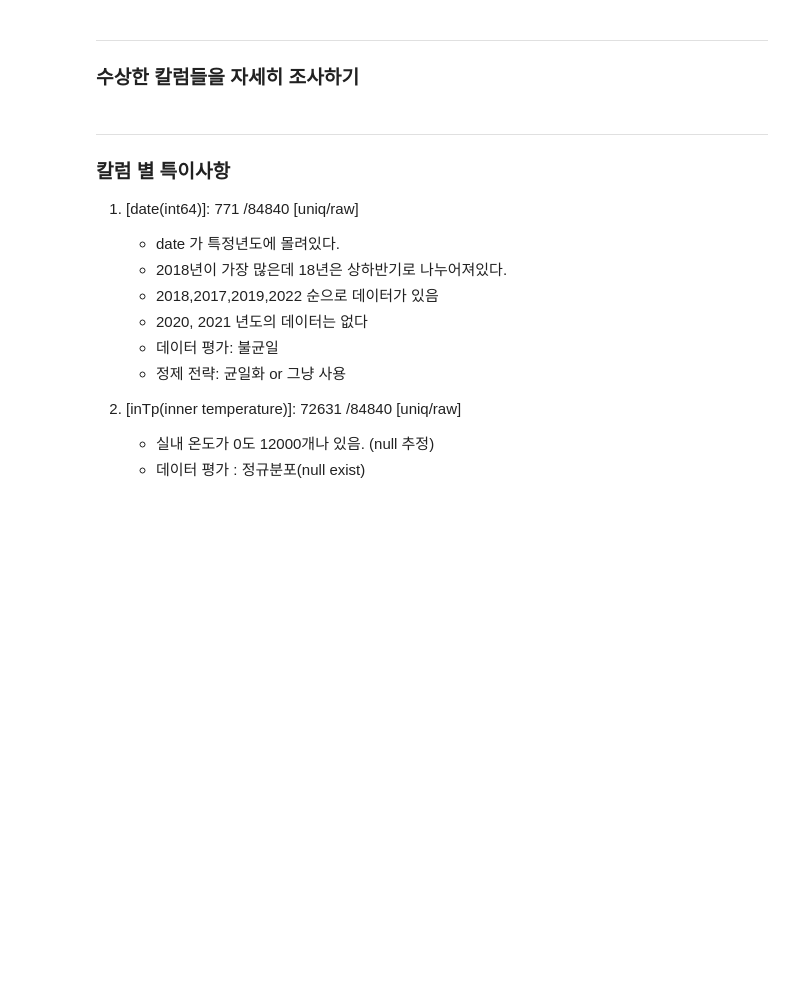
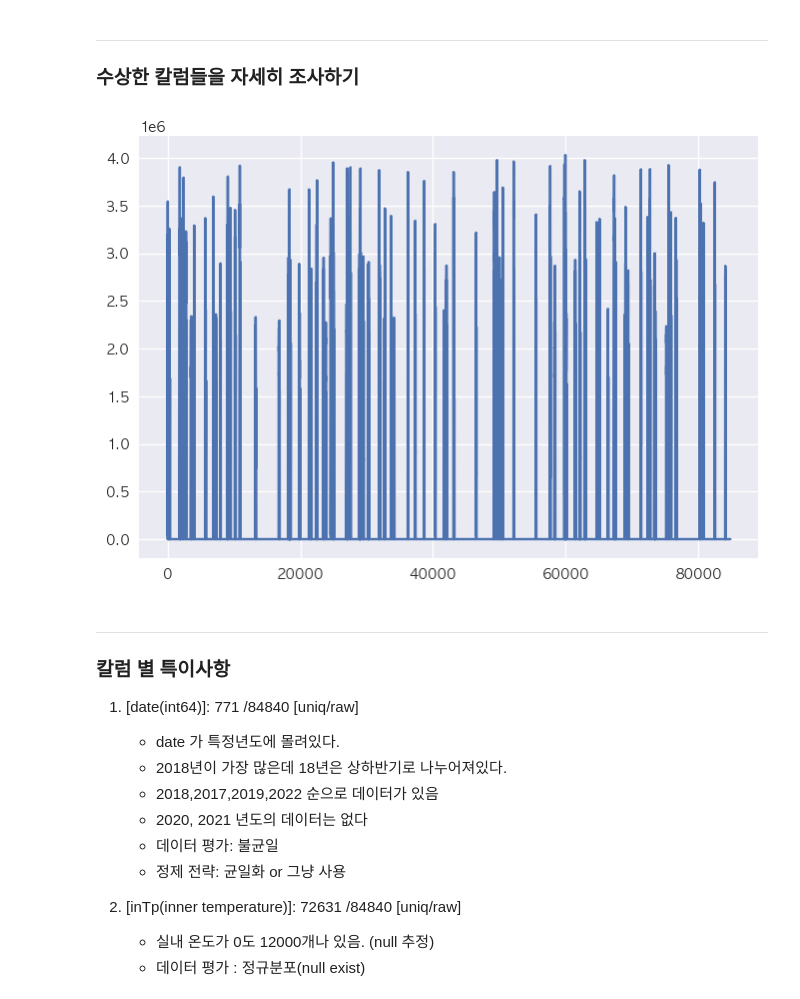
Before and after one commit to CodeArt-Team/MLcompetetion, a Jupyter notebook: BerryMachineLearning/예선연습_2023_tomato/DataAnalysis/00_Start/DataInfo_PDG.ipynb, the cells around one changed output. Cells and saved outputs as stored; diff of their text form; code cells hidden in the pictures; blank space fills up the shorter version.

```diff
--- a/BerryMachineLearning/예선연습_2023_tomato/DataAnalysis/00_Start/DataInfo_PDG.ipynb
+++ b/BerryMachineLearning/예선연습_2023_tomato/DataAnalysis/00_Start/DataInfo_PDG.ipynb
@@ -71,6 +71,13 @@ Index(['frmDist', 'date', 'inTp', 'inHd', 'otmsuplyqy', 'acSlrdQy', 'cunt',
 # %% [markdown]
 ---
 ### 수상한 칼럼들을 자세히 조사하기
+# %%
+import matplotlib.pyplot as plt
+# input_data['outtrn_cumsum'].plot()
+input_data['HeatingEnergyUsage_cumsum'].plot()
+plt.show()
+# %% [output]
+[figure, added]
 # %% [markdown]
 ----
 ### 칼럼 별 특이사항
```
Also changed, not shown: 1 other file.
